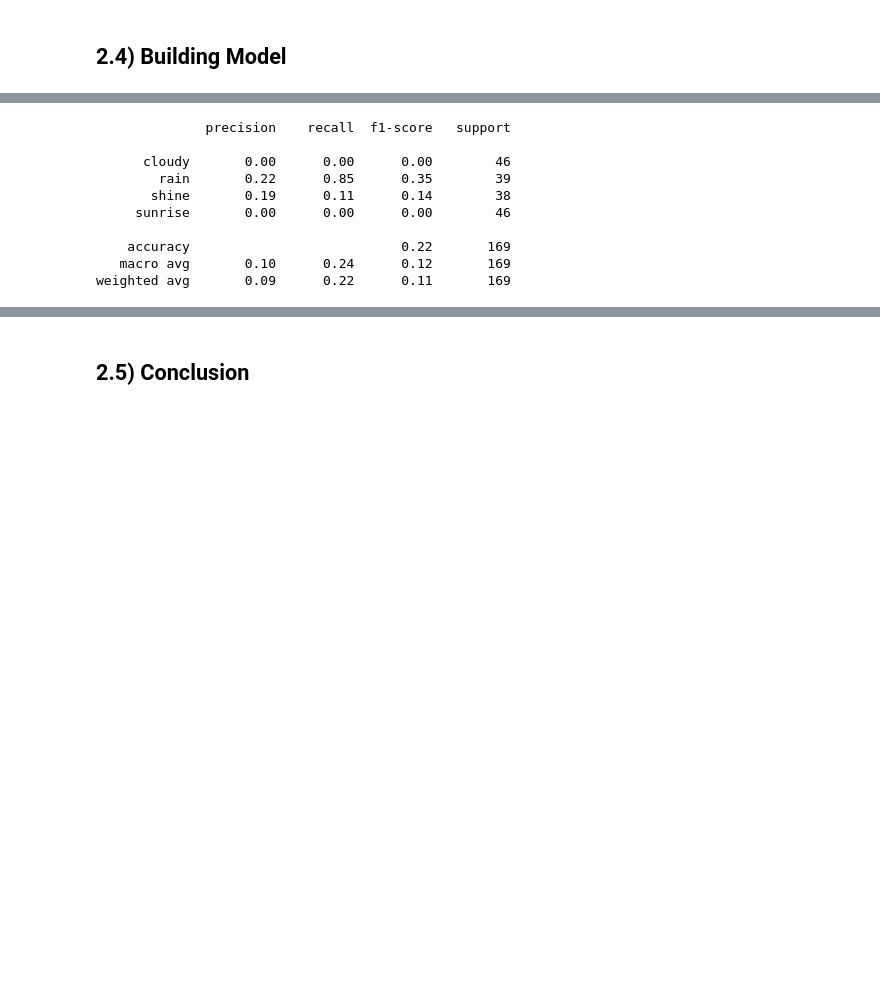
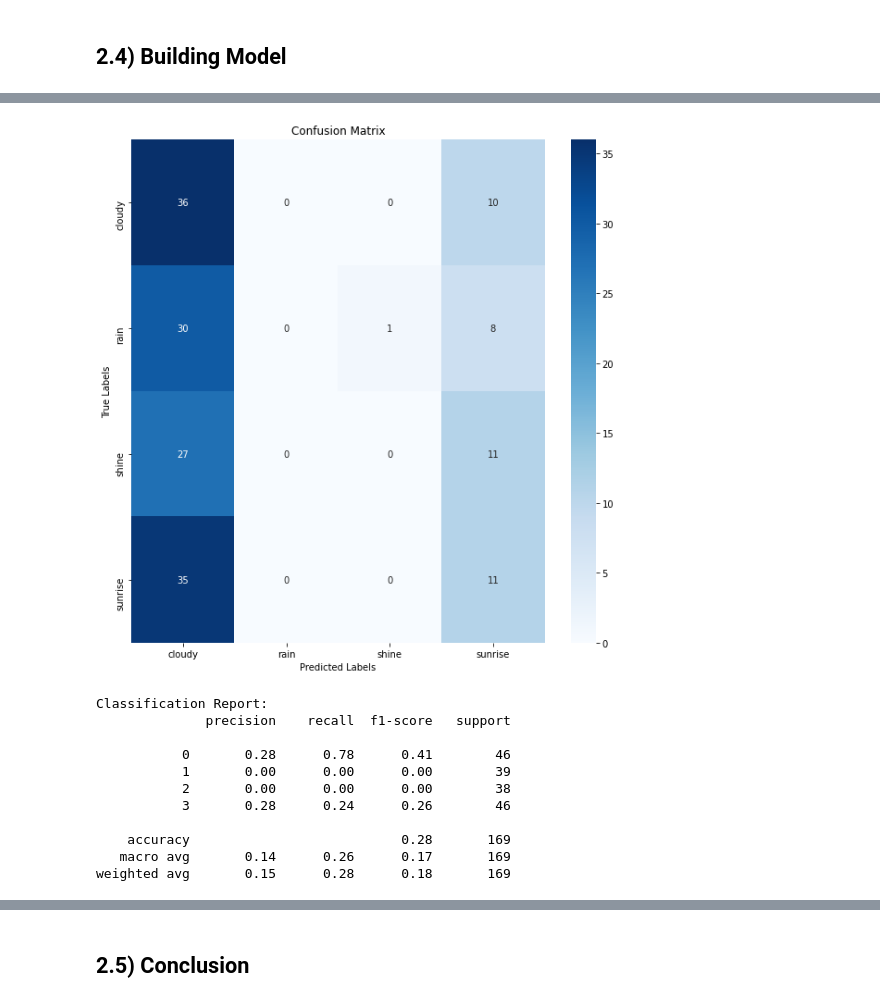
Before and after one commit to Dominic-Mu/dsc-phase-4-group-19-project, a Jupyter notebook: index.ipynb, the cells around one changed output, grey strips where cells are left out. Drawn from its saved outputs; the diff is of its cells as text; code cells hidden in the pictures; blank space fills up the shorter version.

```diff
--- a/index.ipynb
+++ b/index.ipynb
@@ -382,9 +385,3 @@ test_gen = test_data_gen.flow_from_directory(test_imgs, target_size=img_size, cl
 Found 787 images belonging to 4 classes.
 Found 169 images belonging to 4 classes.
 Found 169 images belonging to 4 classes.
-# %%
-# Test data
-test_data_gen = ImageDataGenerator(rescale=1./255)
-
-test_gen = test_data_gen.flow_from_directory(test_imgs, target_size=img_size, class_mode='categorical',
-                                             color_mode='rgb', shuffle=True, batch_size=batch_size)
@@ -427,6 +423,6 @@ ann_model = Sequential([
 # Compiling the model
 ann_model.compile(optimizer='adam', loss='categorical_crossentropy', metrics=['accuracy'])
 
-# Displaying the model summary
-ann_model.summary()
+# Training the model
+history = ann_model.fit(train_gen, epochs=20, validation_data=valid_gen)
 # %% [output]
@@ -488,28 +474,42 @@ plt.show()
-# %%
-# Printing Classification Report
-
-# Get the class indices and classes
-g_dict = test_gen.class_indices
-classes = list(g_dict.keys())
-
-# Transform the predictions to class labels
-y_pred_labels = [classes[np.argmax(pred)] for pred in y_pred]
-
-# Get the true labels
-true_labels = [classes[i] for i in test_gen.classes]
-
-# Generate classification report
-report = classification_report(true_labels, y_pred_labels)
-print(report)
-# %% [output]
-              precision    recall  f1-score   support
-
-      cloudy       0.00      0.00      0.00        46
-        rain       0.22      0.85      0.35        39
-       shine       0.19      0.11      0.14        38
-     sunrise       0.00      0.00      0.00        46
-
-    accuracy                           0.22       169
-   macro avg       0.10      0.24      0.12       169
-weighted avg       0.09      0.22      0.11       169
+# %%
+# Making predictions on the test data using the trained model
+y_pred = ann_model.predict(test_gen)
+y_pred_classes = np.argmax(y_pred, axis=1)
+
+# Get the true classes from the test data
+true_classes = test_gen.classes
+
+# Calculating confusion matrix
+conf_matrix = confusion_matrix(true_classes, y_pred_classes)
+
+# Getting the class labels
+class_labels = weather_classes
+
+# Plotting the confusion matrix using Seaborn
+plt.figure(figsize=((10, 10)))
+sns.heatmap(conf_matrix, annot=True, fmt='d', cmap='Blues', xticklabels=class_labels, yticklabels=class_labels)
+plt.xlabel('Predicted Labels')
+plt.ylabel('True Labels')
+plt.title('Confusion Matrix')
+plt.show()
+
+# Generating classification report
+class_report = classification_report(true_classes, y_pred_classes)
+
+# Print classification report
+print("Classification Report:")
+print(class_report)
+# %% [output]
+[figure, added]
+Classification Report:
+              precision    recall  f1-score   support
+
+           0       0.28      0.78      0.41        46
+           1       0.00      0.00      0.00        39
+           2       0.00      0.00      0.00        38
+           3       0.28      0.24      0.26        46
+
+    accuracy                           0.28       169
+   macro avg       0.14      0.26      0.17       169
+weighted avg       0.15      0.28      0.18       169
 # %%
```
Also changed, not shown: parts of 23 cells of this notebook, 1 other file.
